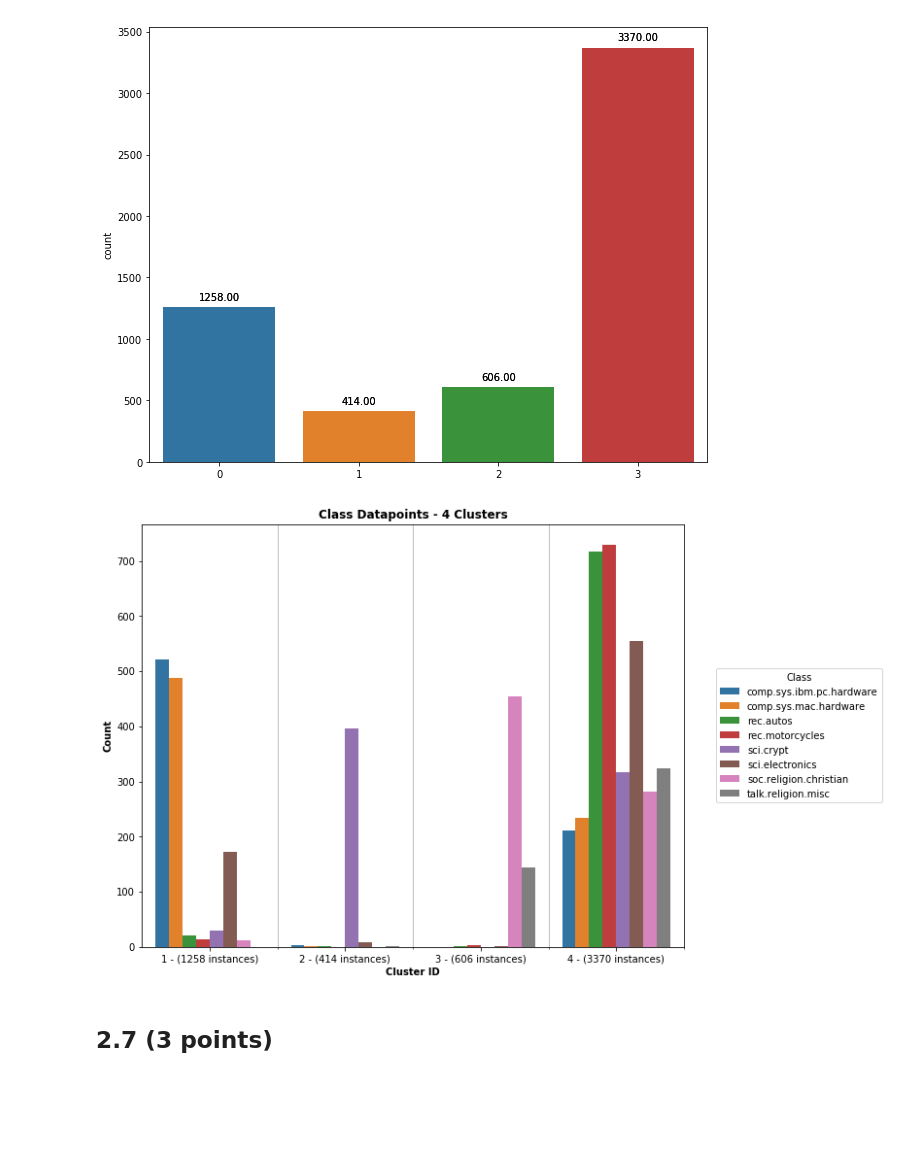
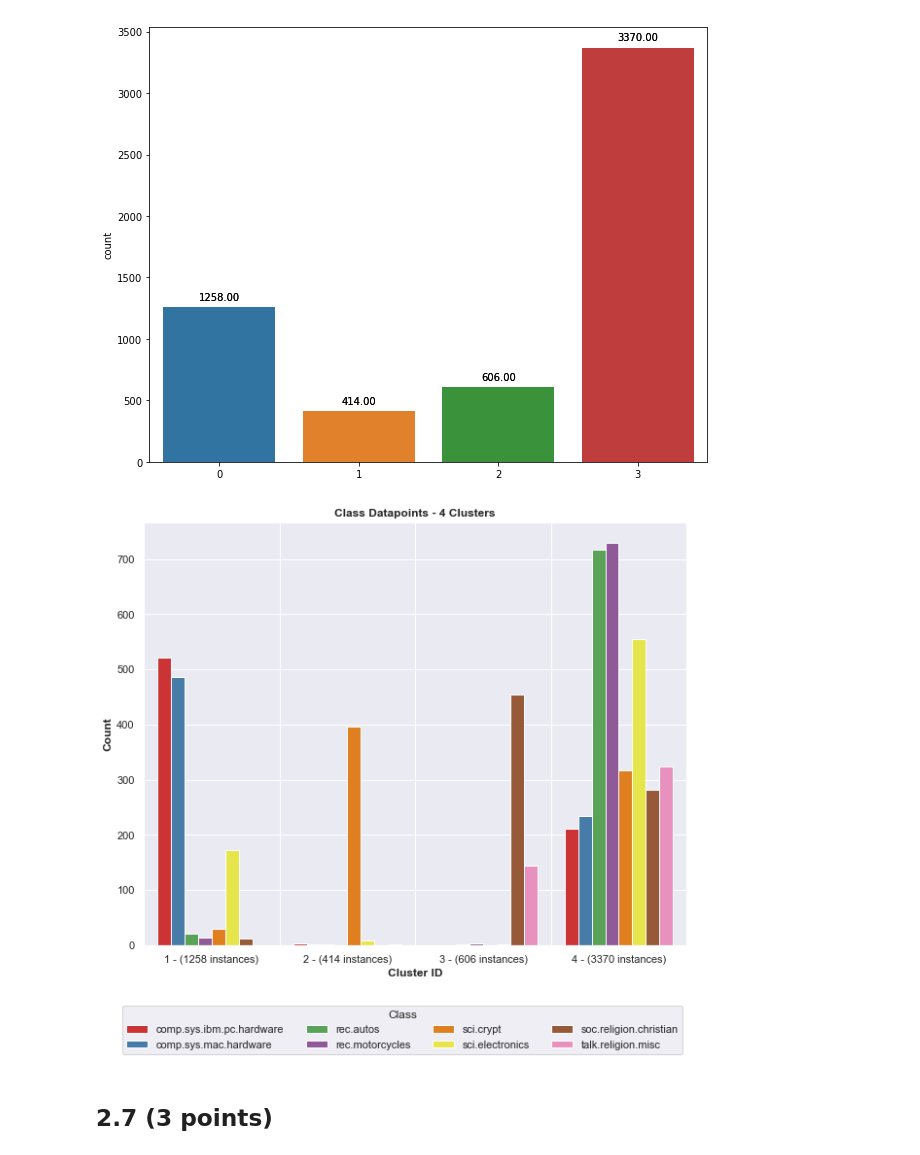
Before and after one commit to celinadong/IAML-CW2, a Jupyter notebook: Data/PartA/Part A - 20 Newsgroups.ipynb, the cells around one changed output. Saved outputs shown, nothing was run; the diff lists cells and outputs as text; code cells hidden in the pictures; blank space fills up the shorter version.

```diff
--- a/Data/PartA/Part A - 20 Newsgroups.ipynb
+++ b/Data/PartA/Part A - 20 Newsgroups.ipynb
@@ -342,30 +342,30 @@ for p in sns.countplot(x=kmeans_four.labels_).patches:
 # %%
 # Plot bar chart
 news_labels_list = [i[0] for i in news_labels.values]
 fig, ax = plt.subplots(figsize=(10,8))
-ax = sns.countplot(x=kmeans_four.labels_, hue=y_train.values, ax=ax) #data=X_train)
+ax = sns.countplot(x=kmeans_four.labels_, hue=y_train.values, ax=ax, palette='Set1') #data=X_train)
 ax.legend(labels=news_labels_list, #  mixture class does not appear
-          loc='center left', bbox_to_anchor=[1.05, 0.5], title='Class')
+          loc='center left', bbox_to_anchor=[-0.05, -0.2], title='Class', ncol=4)
 # for p in ax.patches:
 #     ax.annotate('%{:.1f}'.format(p.get_height()), (p.get_x()+0.1, p.get_height()))
 # for p in ax.patches:
 #     height = p.get_height()
 #     ax.text(p.get_x()+p.get_width()/2.,
 #             height + 3,
 #             '{:1.2f}'.format(height/float(X_train.shape[0])),
 #             ha="center")
 # for p in ax.patches:
 #     ax.annotate(format(p.get_height(), '.2f'), (p.get_x() + p.get_width() / 2., p.get_height()),
 #                    ha='center', va='center', xytext=(0, 10), textcoords='offset points')
 ax.set_xticklabels(['1 - (1258 instances)','2 - (414 instances)','3 - (606 instances)','4 - (3370 instances)'])
 plt.gca().set_xticks([i+0.5 for i in range(4)], minor=True)
 plt.grid(True, which='minor')
 plt.ylabel('Count', fontweight='bold')
 plt.xlabel('Cluster ID', fontweight='bold')
 plt.title('Class Datapoints - 4 Clusters', fontweight='bold')
 plt.show()
 # %% [output]
-[figure, old version]
+[figure, new version]
 # %% [markdown]
 ## 2.7 (3 points)
 # %% [markdown]
```
Also changed, not shown: parts of 2 cells of this notebook, 2 other files.
